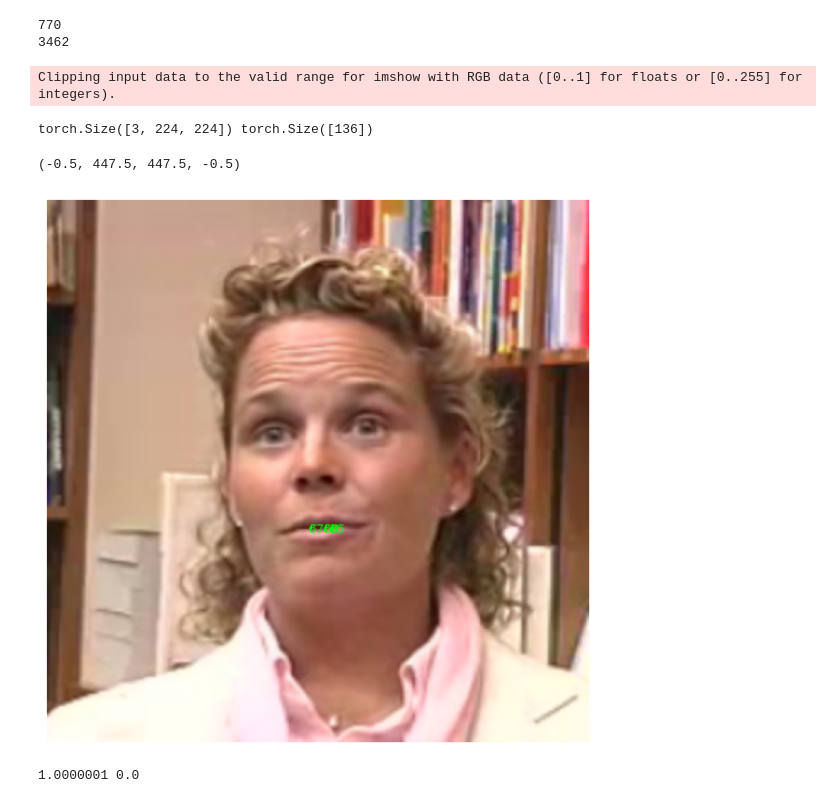
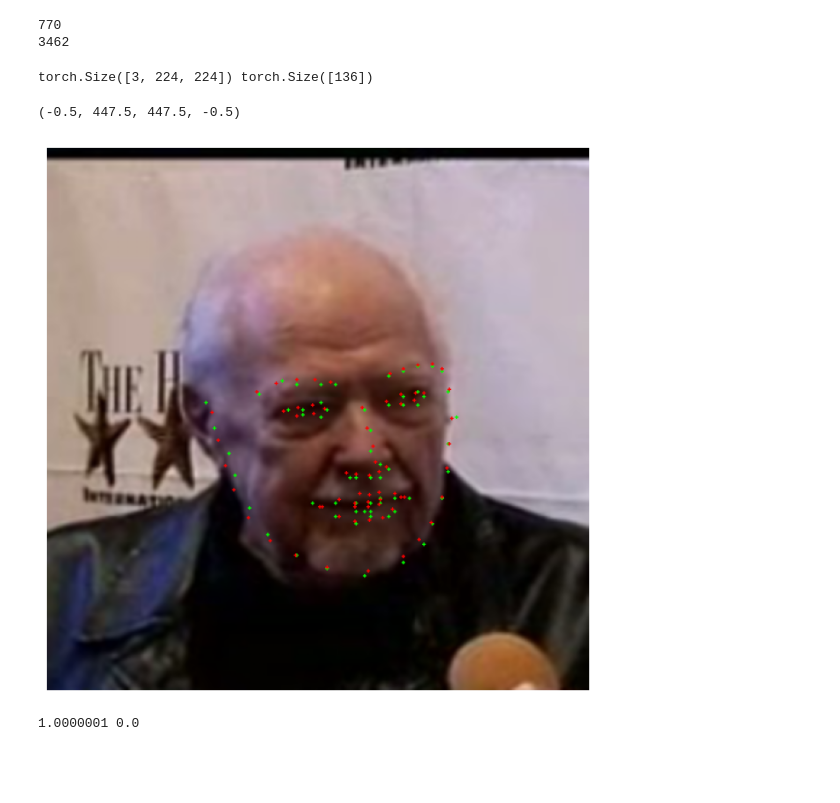
Before and after one commit to rihat99/CV701_Assignemnt_4, a Jupyter notebook: test.ipynb, the cells around one changed output. Drawn from its saved outputs; the diff is of its cells as text; code cells hidden in the pictures; blank space fills up the shorter version.

```diff
--- a/test.ipynb
+++ b/test.ipynb
@@ -66,62 +66,47 @@ print(len(train_dataset))
 # %%
 dataset = test_dataset
 
 index = np.random.randint(0, len(dataset))
 # index = 5
 
 image, keypoints = dataset[index]
 print(image.shape, keypoints.shape)
 keypoints = keypoints.reshape(-1, 2)
 
 with torch.no_grad():
     model.eval()
     output = model(image.unsqueeze(0).to(DEVICE))
     output = output.cpu().numpy()
     output = output.reshape(-1, 2)
 
 
 image = image.permute(1, 2, 0).numpy()
 image = image.copy()
 
 image = cv2.resize(image, (image.shape[1]*2, image.shape[0]*2))
+
+
+for i in range(keypoints.shape[0]):
+
+    keypoints_x = int(keypoints[i, 0] * image.shape[0])
+    keypoints_y = int(keypoints[i, 1] * image.shape[1])
+
+    cv2.circle(image, (keypoints_x, keypoints_y), 1, (0, 1, 0), -1)
+
+    # cv2.putText(imagesketch, str(i), (keypoints_x, keypoints_y), cv2.FONT_HERSHEY_SIMPLEX, 0.3, (0, 1, 0), 1)
+
+    pred_x = int(output[i, 0] * image.shape[0])
+    pred_y = int(output[i, 1] * image.shape[1])
+
+    cv2.circle(image, (pred_x, pred_y), 1, (1, 0, 0), -1)
+
+plt.figure(figsize=(8, 8))
+plt.imshow(image)
+plt.axis('off')
 # %% [output]
-Clipping input data to the valid range for imshow with RGB data ([0..1] for floats or [0..255] for integers).
+torch.Size([3, 224, 224]) torch.Size([136])
-torch.Size([3, 224, 224]) torch.Size([136])
+(-0.5, 447.5, 447.5, -0.5)
+[figure, added]
-# %%
-
-imagesketch = image.copy()
-
-needed_indices = [61]
-
-for i in range(keypoints.shape[0]):
-
-    # keypoints_y = int((keypoints[i, 1] + 1) * image.shape[1] / 2)
-    # keypoints_x = int((keypoints[i, 0] + 1) * image.shape[0] / 2)
-
-    if i not in needed_indices:
-        continue
-
-    keypoints_x = int(keypoints[i, 0] * image.shape[0])
-    keypoints_y = int(keypoints[i, 1] * image.shape[1])
-
-    cv2.circle(image, (keypoints_x, keypoints_y), 1, (0, 1, 0), -1)
-
-    cv2.putText(imagesketch, str(i), (keypoints_x, keypoints_y), cv2.FONT_HERSHEY_SIMPLEX, 0.3, (0, 1, 0), 1)
-
-    # pred_y = int((output[i, 1] + 1) * image.shape[1] / 2)
-    # pred_x = int((output[i, 0] + 1) * image.shape[0] / 2)
-
-    pred_x = int(output[i, 0] * image.shape[0])
-    pred_y = int(output[i, 1] * image.shape[1])
-
-    cv2.circle(image, (pred_x, pred_y), 1, (1, 0, 0), -1)
-
-plt.figure(figsize=(8, 8))
-plt.imshow(imagesketch)
-plt.axis('off')
-# %% [output]
-(-0.5, 447.5, 447.5, -0.5)
-[figure, removed]
 # %%
 print(image.max(), image.min())
 # %% [output]
```
Also changed, not shown: parts of 1 cell of this notebook, 7 other files.
